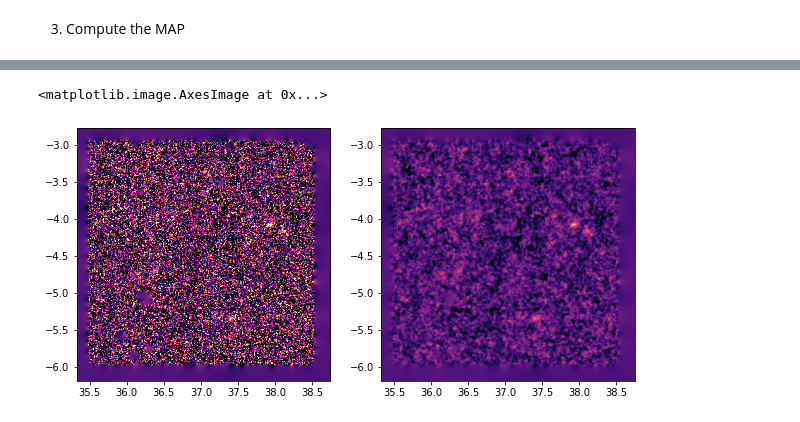
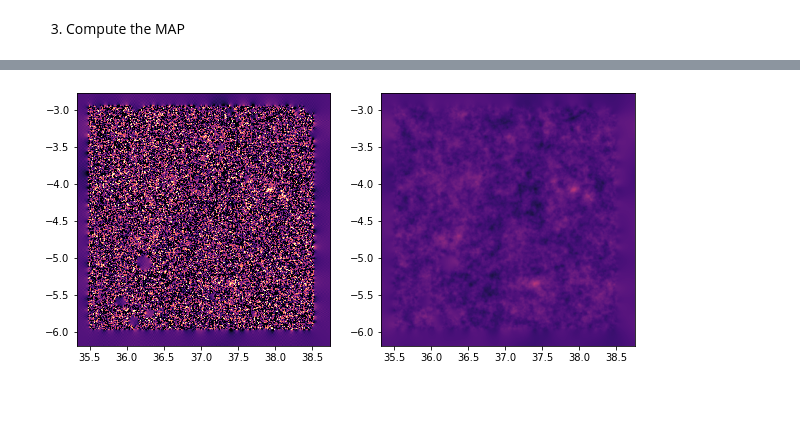
Before and after one commit to EiffL/Quarks2CosmosDataChallenge, a Jupyter notebook: notebooks/Lensing-challenge.ipynb, the cells around one changed output, grey strips where cells are left out. Saved outputs shown, nothing was run; the diff lists cells and outputs as text; code cells hidden in the pictures.

```diff
--- a/notebooks/Lensing-challenge.ipynb
+++ b/notebooks/Lensing-challenge.ipynb
@@ -276,0 +356,18 @@ print(sigma)
+# %%
+# Create a parameter
+x = jnp.zeros([360, 360, 2])
+opt_state = optimizer.init(x)
+# %%
+# write an update function
+@jax.jit
+def update(x, opt_state):
+    logp, grads = jax.value_and_grad(log_posterior)(x)
+    updates, opt_state = optimizer.update(-grads, opt_state)
+    x = optax.apply_updates(x, updates)
+    return logp, x, opt_state
+# %%
+losses = []
+# %%
+for i in range(1000):
+    logp, x, opt_state = update(x, opt_state)
+    losses.append(logp)
@@ -277,10 +379,8 @@ print(sigma)
 # %%
 figure(figsize=[10,5])
-
 subplot(121)
-imshow(x[0,...,0],**kwargs)
+imshow(kappaE,**kwargs)
 subplot(122)
-imshow(x[0,...,0] + sigma**2 * gaussian_prior_score(x, sigma*np.ones((1,1,1)), power_map_th)[0,...,0],**kwargs)
+imshow(x[...,0],**kwargs);
 # %% [output]
-<matplotlib.image.AxesImage at 0x...>
-[figure, old version]
+[figure, new version]
```
Also changed, not shown: parts of 54 cells of this notebook.
